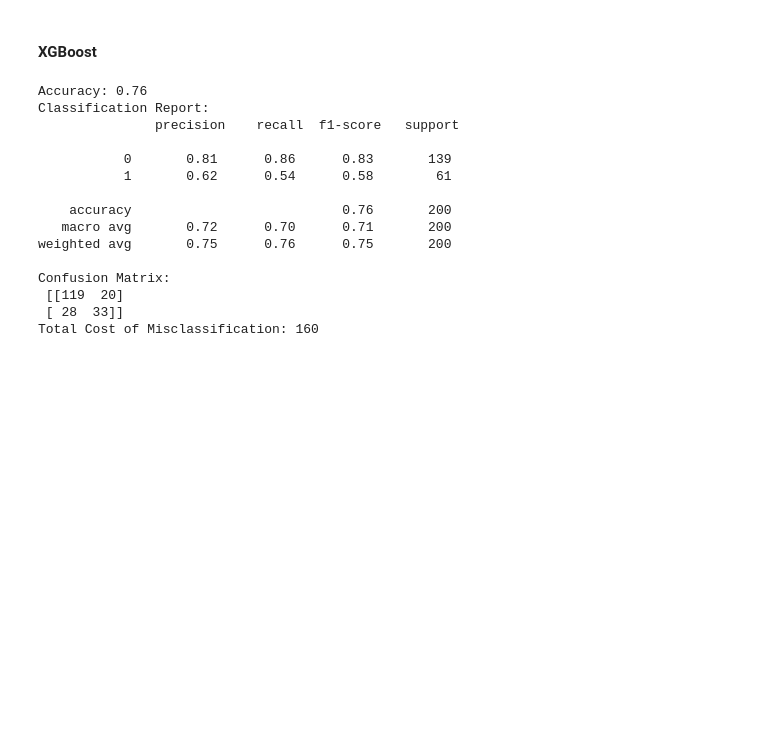
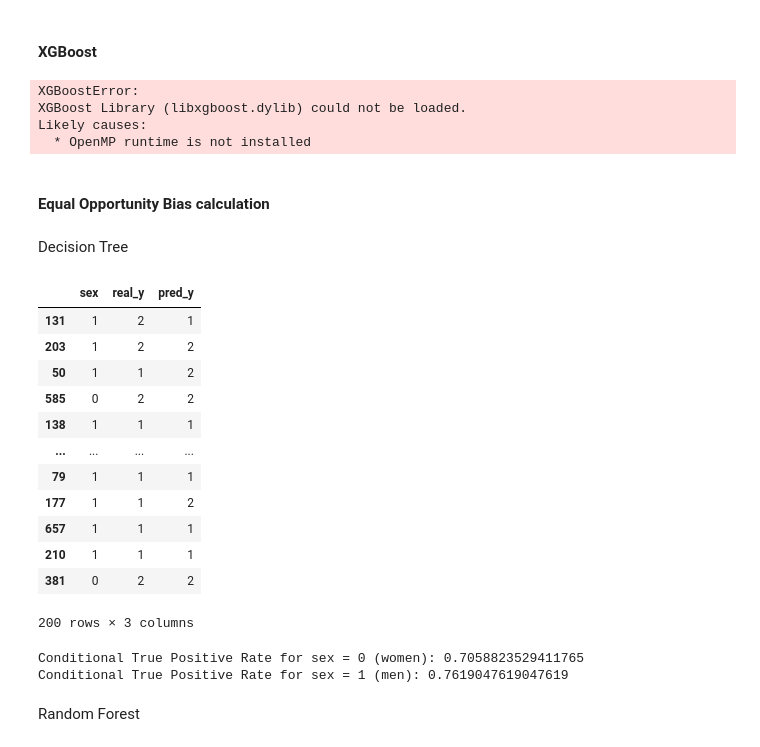
Before and after one commit to Bipauli/German_credit_ML, a Jupyter notebook: baseline_models.ipynb, the cells around one changed output. Drawn from its saved outputs; the diff is of its cells as text; code cells hidden in the pictures; blank space fills up the shorter version.

Commit message:
add equal opportunity calculations to each model

```diff
--- a/baseline_models.ipynb
+++ b/baseline_models.ipynb
@@ -355,14 +301,14 @@ X_encoded = pd.get_dummies(X_encoded, columns=['purpose', 'guarantors', 'housing
 #### Split the dataset
 # %%
 from sklearn.model_selection import train_test_split
-X_train, X_test, y_train, y_test = train_test_split(X_encoded, y, test_size=0.2, random_state=123)
+X_train_encoded, X_test_encoded, y_train, y_test = train_test_split(X_encoded, y, test_size=0.2, random_state=123)
 # %% [markdown]
 #### Scaling
 # %%
 from sklearn.preprocessing import StandardScaler
 scaler = StandardScaler()
-X_train = scaler.fit_transform(X_train)
-X_test = scaler.transform(X_test)
+X_train = scaler.fit_transform(X_train_encoded)
+X_test = scaler.transform(X_test_encoded)
 # %% [markdown]
 ### Modeling
 # %%
@@ -380,12 +326,12 @@ from sklearn.tree import DecisionTreeClassifier
 
 dt = DecisionTreeClassifier(random_state=42)
 dt.fit(X_train, y_train)
-y_pred = dt.predict(X_test)
+y_pred_dt = dt.predict(X_test)
 
 # Evaluate model performance
-print("Accuracy:", accuracy_score(y_test, y_pred))
-print("Classification Report:\n", classification_report(y_test, y_pred))
-conf_matrix = confusion_matrix(y_test, y_pred)
+print("Accuracy:", accuracy_score(y_test, y_pred_dt))
+print("Classification Report:\n", classification_report(y_test, y_pred_dt))
+conf_matrix = confusion_matrix(y_test, y_pred_dt)
 print("Confusion Matrix:\n", conf_matrix)
 
 # Calculate the total cost of misclassification using the confusion matrix and cost matrix
@@ -487,30 +433,21 @@ y_test_xgboost = y_test.replace({1: 0, 2: 1})
 
 xgb = XGBClassifier(random_state=123)
 xgb.fit(X_train, y_train_xgboost)
-y_pred = xgb.predict(X_test)
+y_pred_xgb = xgb.predict(X_test)
 
 # Evaluate model performance
-print("Accuracy:", accuracy_score(y_test_xgboost, y_pred))
-print("Classification Report:\n", classification_report(y_test_xgboost, y_pred))
-conf_matrix = confusion_matrix(y_test_xgboost, y_pred)
+print("Accuracy:", accuracy_score(y_test_xgboost, y_pred_xgb))
+print("Classification Report:\n", classification_report(y_test_xgboost, y_pred_xgb))
+conf_matrix = confusion_matrix(y_test_xgboost, y_pred_xgb)
 print("Confusion Matrix:\n", conf_matrix)
 
 # Calculate the total cost of misclassification using the confusion matrix and cost matrix
 total_cost = np.sum(conf_matrix * cost_matrix)
 print("Total Cost of Misclassification:", total_cost)
 # %% [output]
-Accuracy: 0.76
-Classification Report:
-               precision    recall  f1-score   support
-
-           0       0.81      0.86      0.83       139
-           1       0.62      0.54      0.58        61
-
-    accuracy                           0.76       200
-   macro avg       0.72      0.70      0.71       200
-weighted avg       0.75      0.76      0.75       200
-
-Confusion Matrix:
- [[119  20]
- [ 28  33]]
-Total Cost of Misclassification: 160
+XGBoostError:
+XGBoost Library (libxgboost.dylib) could not be loaded.
+Likely causes:
+  * OpenMP runtime is not installed
+# %% [markdown]
+#### Equal Opportunity Bias calculation
@@ -516,0 +481,32 @@ Total Cost of Misclassification: 160
+# %% [markdown]
+Decision Tree
+# %%
+dt_results = pd.DataFrame(X_test_encoded['sex'])
+dt_results['real_y'] = y_test
+dt_results['pred_y'] = y_pred_dt
+# %% [output]
+|  | sex | real_y | pred_y |
+| 131 | 1 | 2 | 1 |
+| 203 | 1 | 2 | 2 |
+| 50 | 1 | 1 | 2 |
+| 585 | 0 | 2 | 2 |
+| 138 | 1 | 1 | 1 |
+| ... | ... | ... | ... |
+| 79 | 1 | 1 | 1 |
+| 177 | 1 | 1 | 2 |
+| 657 | 1 | 1 | 1 |
+| 210 | 1 | 1 | 1 |
+| 381 | 0 | 2 | 2 |
+200 rows × 3 columns
+# %%
+# Calculate and print the results for sex = 0 and sex = 1
+dt_tpr_sex_0 = conditional_true_positive_rate(dt_results, 0)
+dt_tpr_sex_1 = conditional_true_positive_rate(dt_results, 1)
+
+print(f"Conditional True Positive Rate for sex = 0 (women): {dt_tpr_sex_0}")
+print(f"Conditional True Positive Rate for sex = 1 (men): {dt_tpr_sex_1}")
+# %% [output]
+Conditional True Positive Rate for sex = 0 (women): 0.7058823529411765
+Conditional True Positive Rate for sex = 1 (men): 0.7619047619047619
+# %% [markdown]
+Random Forest
```
Also changed, not shown: parts of 23 cells of this notebook.
